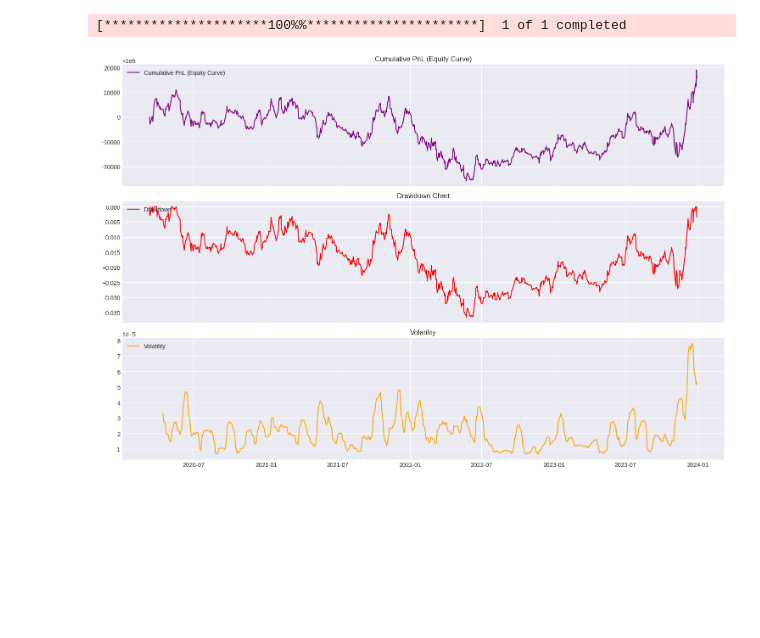
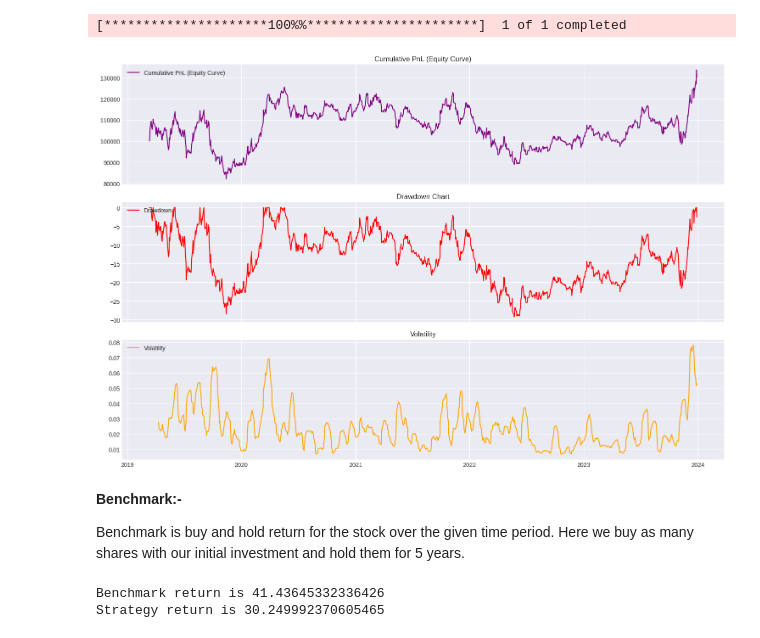
Before and after one commit to Hrushi1812/Technical-indicators, a Jupyter notebook: Task2_final.ipynb, the cells around one changed output. Cells and saved outputs as stored; diff of their text form; code cells hidden in the pictures; blank space fills up the shorter version.

```diff
--- a/Task2_final.ipynb
+++ b/Task2_final.ipynb
@@ -28,5 +30,5 @@ def get_stock_data(symbol, start_date, end_date):
     return data
 # %%
 symbol = 'IOC.NS'
-start_date = '2020-01-01'
+start_date = '2019-01-01'
 end_date = '2024-01-01'
@@ -51,5 +61,5 @@ def generate_signals(data):
 # %%
-def calculate_pnl(data, signals, initial_capital=100000000, compound=True):
+def calculate_pnl(data, signals, initial_capital, compound=True):
     positions = pd.DataFrame(index=data.index)
     positions['Position'] = signals['Signal']
     positions['Stock'] = 1000 * positions['Position']
@@ -106,9 +113,14 @@ stock_data = get_stock_data(symbol, start_date, end_date)
 # %%
 signals = generate_signals(stock_data)
 
-pnl = calculate_pnl(stock_data, signals)
+pnl = calculate_pnl(stock_data, signals,100000)
 
 # Plot results
 plot_results(stock_data, signals, pnl)
 # %% [output]
-[figure, old version]
+[figure, new version]
+# %% [markdown]
+**Benchmark:-**
+
+Benchmark is buy and hold return for the stock over the given time period.
+Here we buy as many shares with our initial investment and hold them for 5 years.
@@ -114,0 +134,6 @@ plot_results(stock_data, signals, pnl)
+# %%
+print(f"Benchmark return is {percent_return}")
+print(f"Strategy return is {strategy_return}")
+# %% [output]
+Benchmark return is 41.43645332336426
+Strategy return is 30.249992370605465
```
Also changed, not shown: parts of 6 cells of this notebook.
